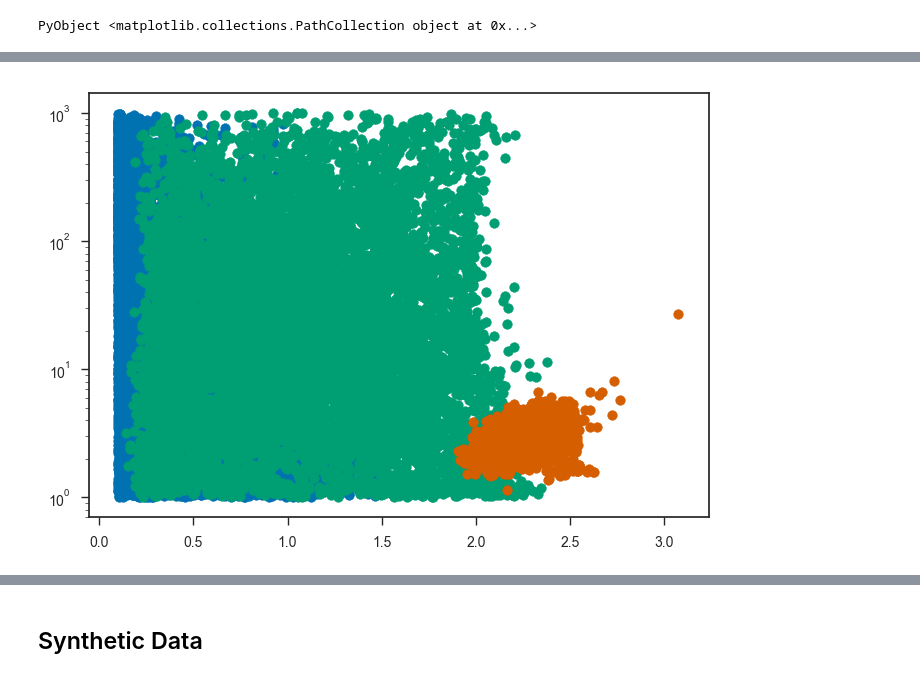
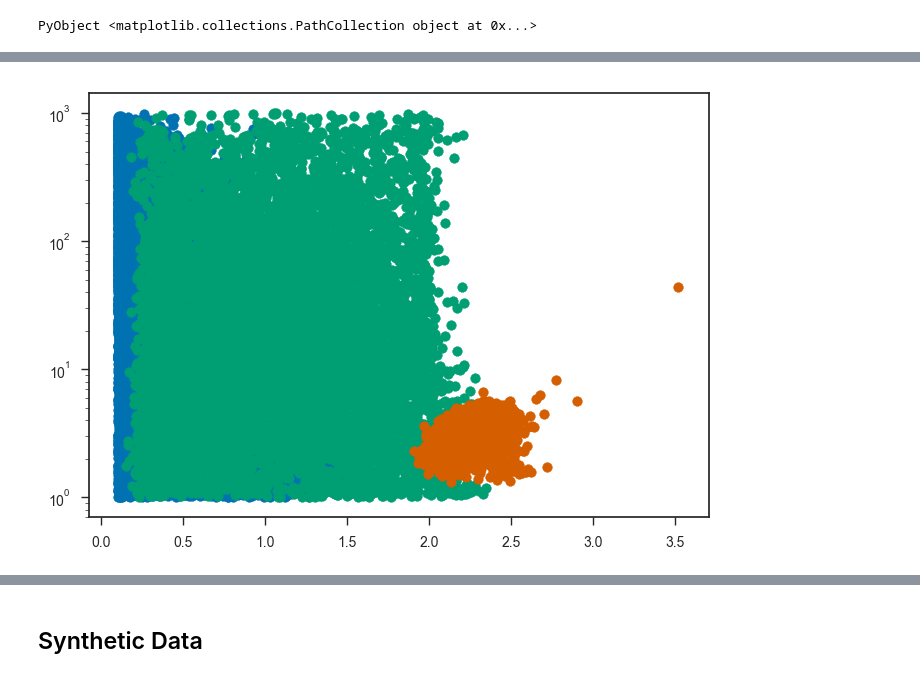
Before and after one commit to farr/Aldebaran, a Jupyter notebook: notebooks/LargeSpacing.ipynb, the cells around one changed output, grey strips where cells are left out. Cells and saved outputs as stored; diff of their text form; code cells hidden in the pictures.

```diff
--- a/notebooks/LargeSpacing.ipynb
+++ b/notebooks/LargeSpacing.ipynb
@@ -1394,7 +1337,7 @@ nfs = 1000
 npost = 1024
 fs = collect(linspace(0.5*muHz, 4*muHz, nfs))
 psds = zeros(size(fs, 1), npost)
-for (i,p) in enumerate(rand(psck, 1024))
+for (i,p) in enumerate(rand(psck2, 1024))
     psds[:,i] = CARMAKepler.psd(post2, p, fs)
 end
 m = zeros(nfs)
@@ -1442,0 +1388,9 @@ PyObject <matplotlib.text.Text object at 0x...>
+# %%
+nfs = 1024
+nps = 1024
+ffs = collect(logspace(log10(1.0/T), log10(1.0/(2.0*dt_min)), 1024))
+psds = zeros(nfs, nps)
+for i in 1:nps
+    p = rand(psck2)
+    psds[:,i] = CARMAKepler.psd(post2, p, ffs)
+end
@@ -1442,0 +1415,14 @@ PyObject <matplotlib.text.Text object at 0x...>
+# %%
+ll = zeros(nfs)
+l = zeros(nfs)
+m = zeros(nfs)
+h = zeros(nfs)
+hh = zeros(nfs)
+for i in 1:nfs
+    v = vec(psds[i,:])
+    ll[i] = quantile(v, 0.025)
+    l[i] = quantile(v, 0.16)
+    m[i] = median(v)
+    h[i] = quantile(v, 0.84)
+    hh[i] = quantile(v, 0.975)
+end
@@ -1449,7 +1446,7 @@ PyObject <seaborn.axisgrid.JointGrid object at 0x...>
 The scale factors on the errorbars:
 # %%
 for i in eachindex(ts)
-    sns.distplot([p.nu[i] for p in psck])
+    sns.distplot([p.nu[i] for p in psck2])
 end
 xlabel(L"$\nu$")
 ylabel(L"$p(\nu)$")
@@ -1579,10 +1556,10 @@ corner.corner(hcat([p.osc_freq/muHz for p in ps]...)')
 # %%
-scatter([p.osc_freq[1]/muHz for p in ps], [p.osc_Q[1] for p in ps])
-scatter([p.osc_freq[2]/muHz for p in ps], [p.osc_Q[2] for p in ps])
-scatter([p.osc_freq[3]/muHz for p in ps], [p.osc_Q[3] for p in ps])
+scatter([p.osc_freq[1]/muHz for p in psck3], [p.osc_Q[1] for p in psck3])
+scatter([p.osc_freq[2]/muHz for p in psck3], [p.osc_Q[2] for p in psck3])
+scatter([p.osc_freq[3]/muHz for p in psck3], [p.osc_Q[3] for p in psck3])
 yscale("log")
 # %% [output]
-[figure, old version]
+[figure, new version]
 # %%
 nfs = 1000
 npost = 1024
```
Also changed, not shown: parts of 65 cells of this notebook, 1 other file.
